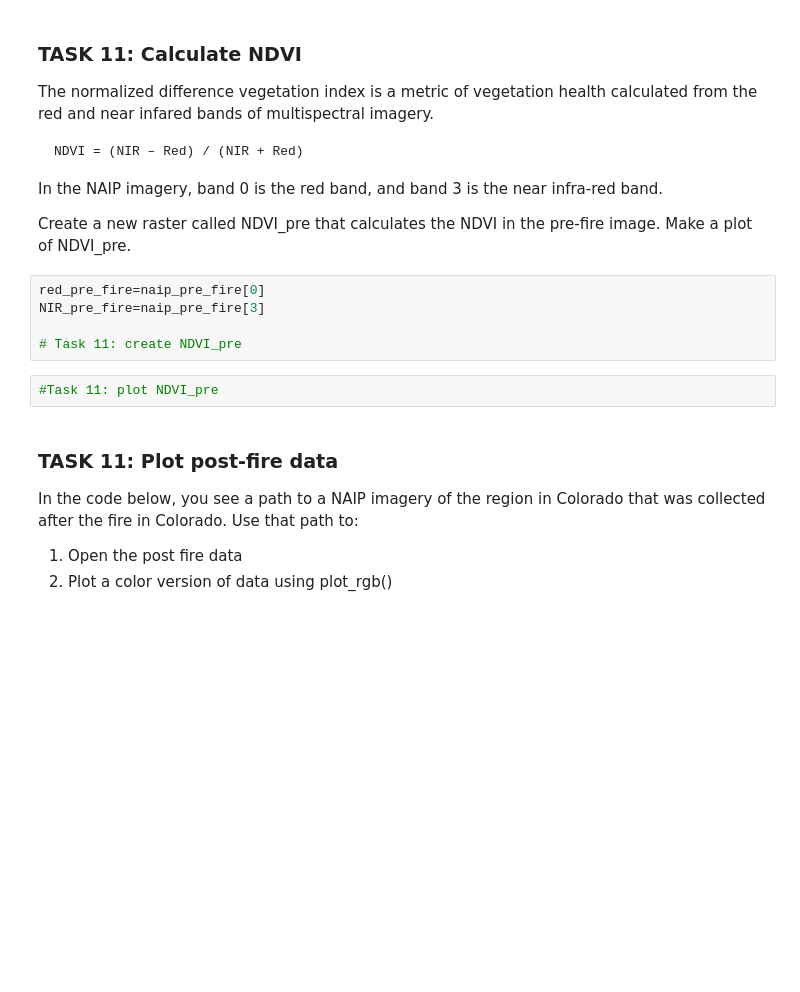
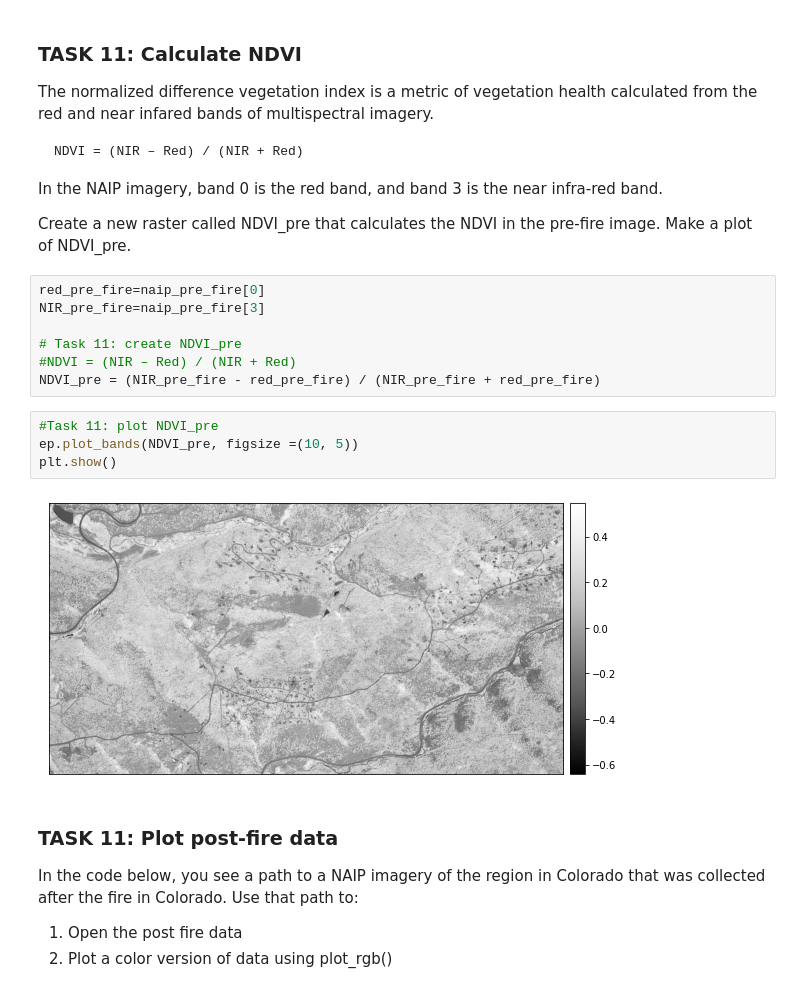
Before and after one commit to abmccart/EnvDatSci22, a Jupyter notebook: CodeSprints/RasterData101.ipynb, the cells around one changed output. Cells and saved outputs as stored; diff of their text form; blank space fills up the shorter version.

```diff
--- a/CodeSprints/RasterData101.ipynb
+++ b/CodeSprints/RasterData101.ipynb
@@ -554,8 +609,14 @@ red_pre_fire=naip_pre_fire[0]
 NIR_pre_fire=naip_pre_fire[3]
 
 # Task 11: create NDVI_pre
+#NDVI = (NIR – Red) / (NIR + Red)
+NDVI_pre = (NIR_pre_fire - red_pre_fire) / (NIR_pre_fire + red_pre_fire)
 # %%
 #Task 11: plot NDVI_pre
+ep.plot_bands(NDVI_pre, figsize =(10, 5))
+plt.show()
+# %% [output]
+[figure, added]
 # %% [markdown]
 ### TASK 11: Plot post-fire data
 In the code below, you see a path to a NAIP imagery of the region in Colorado that was collected after the fire in Colorado. Use that path to:
```
Also changed, not shown: parts of 20 cells of this notebook.
